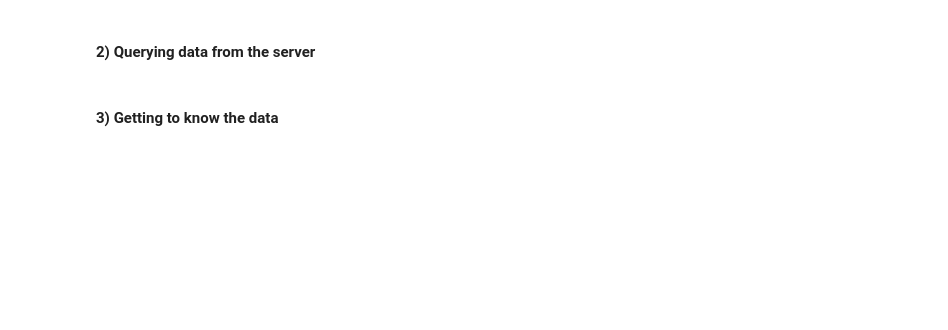
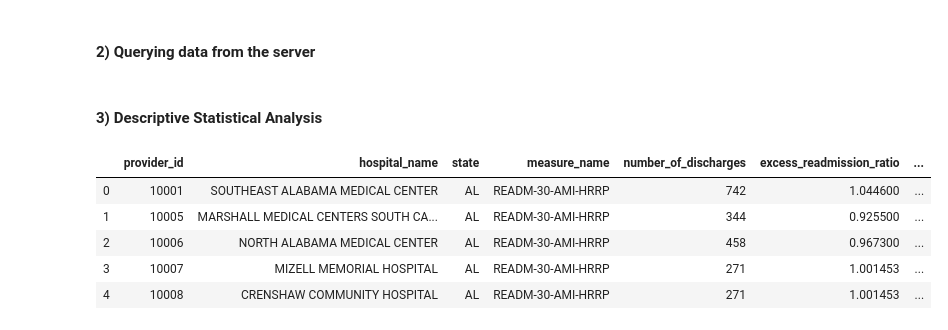
Before and after one commit to sobil-dalal/DAP_Project, a Jupyter notebook: Exploratory_Analysis_HRRP.ipynb, the cells around one changed output. Drawn from its saved outputs; the diff is of its cells as text; code cells hidden in the pictures; blank space fills up the shorter version.

```diff
--- a/Exploratory_Analysis_HRRP.ipynb
+++ b/Exploratory_Analysis_HRRP.ipynb
@@ -27,4 +47,2 @@ except (Exception, psycopg2.Error) as dbError:
 finally:
     if(dbConnection): dbConnection.close()
-# %% [markdown]
-#### 3) Getting to know the data
@@ -37,0 +49,11 @@ ami_hrrp_df.corr()
+# %% [markdown]
+#### 3) Descriptive Statistical Analysis
+# %%
+ami_df.head()
+# %% [output]
+|  | provider_id | hospital_name | state | measure_name | number_of_discharges | excess_readmission_ratio | ... |
+| 0 | 10001 | SOUTHEAST ALABAMA MEDICAL CENTER | AL | READM-30-AMI-HRRP | 742 | 1.044600 | ... |
+| 1 | 10005 | MARSHALL MEDICAL CENTERS SOUTH CA... | AL | READM-30-AMI-HRRP | 344 | 0.925500 | ... |
+| 2 | 10006 | NORTH ALABAMA MEDICAL CENTER | AL | READM-30-AMI-HRRP | 458 | 0.967300 | ... |
+| 3 | 10007 | MIZELL MEMORIAL HOSPITAL | AL | READM-30-AMI-HRRP | 271 | 1.001453 | ... |
+| 4 | 10008 | CRENSHAW COMMUNITY HOSPITAL | AL | READM-30-AMI-HRRP | 271 | 1.001453 | ... |
```
Also changed, not shown: parts of 18 cells of this notebook.
